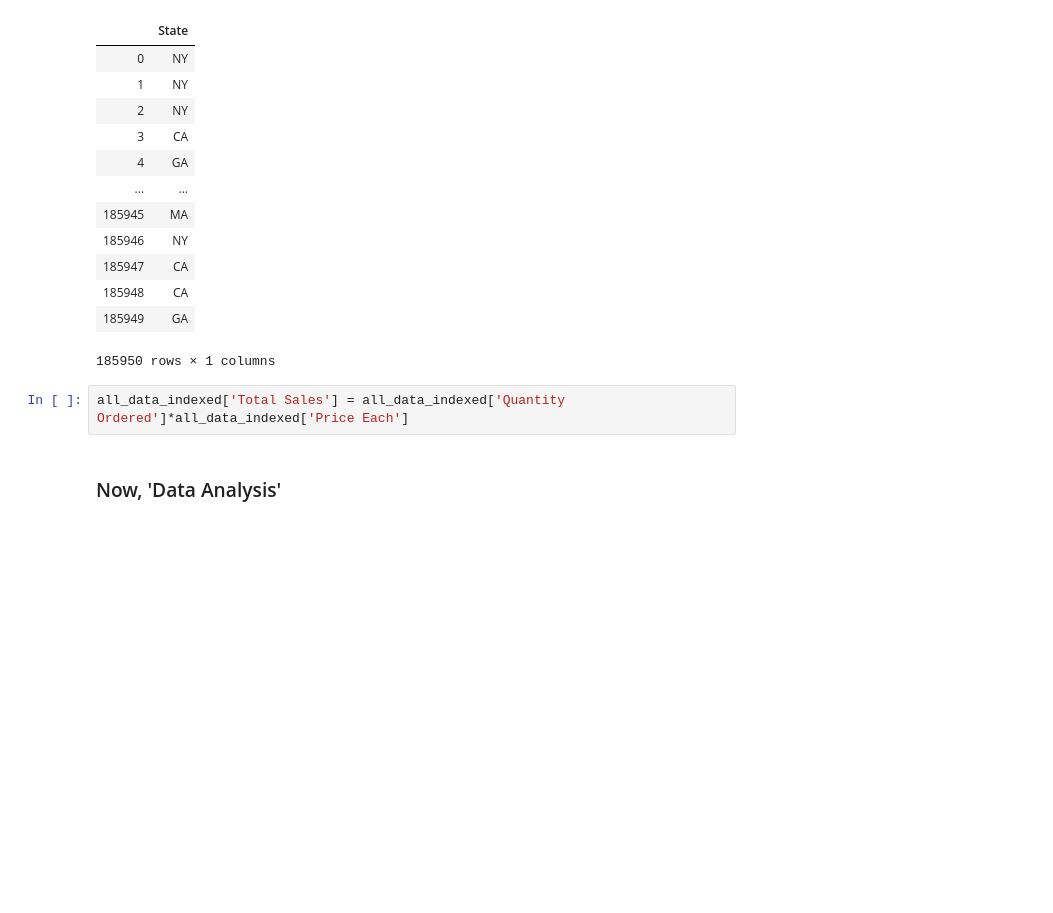
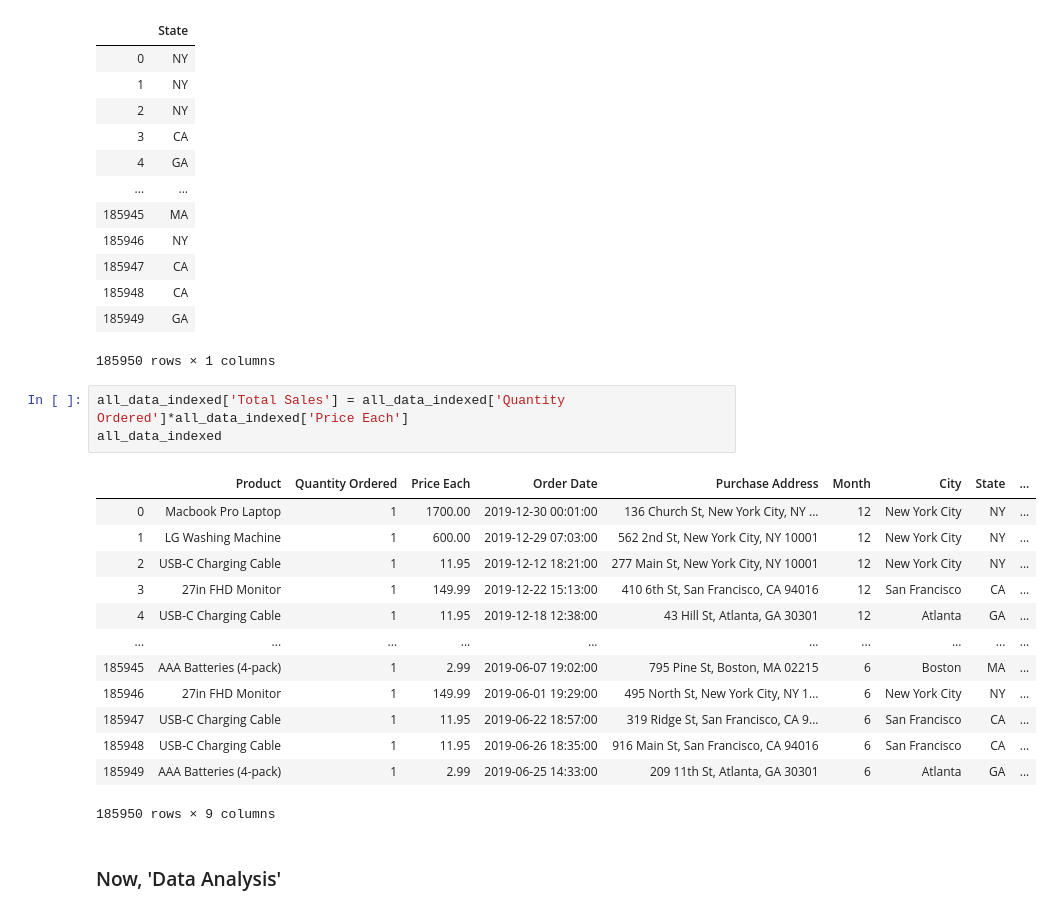
Before and after one commit to mbadamve/pandas-data-analysis, a Jupyter notebook: Pandas-Data-Analysis.ipynb, the cells around one changed output. Drawn from its saved outputs; the diff is of its cells as text; blank space fills up the shorter version.

```diff
--- a/Pandas-Data-Analysis.ipynb
+++ b/Pandas-Data-Analysis.ipynb
@@ -333,6 +336,21 @@ display(all_data_indexed[['State']])
 185950 rows × 1 columns
 # %%
 all_data_indexed['Total Sales'] = all_data_indexed['Quantity Ordered']*all_data_indexed['Price Each']
+all_data_indexed
+# %% [output]
+|  | Product | Quantity Ordered | Price Each | Order Date | Purchase Address | Month | City | State | ... |
+| 0 | Macbook Pro Laptop | 1 | 1700.00 | 2019-12-30 00:01:00 | 136 Church St, New York City, NY ... | 12 | New York City | NY | ... |
+| 1 | LG Washing Machine | 1 | 600.00 | 2019-12-29 07:03:00 | 562 2nd St, New York City, NY 10001 | 12 | New York City | NY | ... |
+| 2 | USB-C Charging Cable | 1 | 11.95 | 2019-12-12 18:21:00 | 277 Main St, New York City, NY 10001 | 12 | New York City | NY | ... |
+| 3 | 27in FHD Monitor | 1 | 149.99 | 2019-12-22 15:13:00 | 410 6th St, San Francisco, CA 94016 | 12 | San Francisco | CA | ... |
+| 4 | USB-C Charging Cable | 1 | 11.95 | 2019-12-18 12:38:00 | 43 Hill St, Atlanta, GA 30301 | 12 | Atlanta | GA | ... |
+| ... | ... | ... | ... | ... | ... | ... | ... | ... | ... |
+| 185945 | AAA Batteries (4-pack) | 1 | 2.99 | 2019-06-07 19:02:00 | 795 Pine St, Boston, MA 02215 | 6 | Boston | MA | ... |
+| 185946 | 27in FHD Monitor | 1 | 149.99 | 2019-06-01 19:29:00 | 495 North St, New York City, NY 1... | 6 | New York City | NY | ... |
+| 185947 | USB-C Charging Cable | 1 | 11.95 | 2019-06-22 18:57:00 | 319 Ridge St, San Francisco, CA 9... | 6 | San Francisco | CA | ... |
+| 185948 | USB-C Charging Cable | 1 | 11.95 | 2019-06-26 18:35:00 | 916 Main St, San Francisco, CA 94016 | 6 | San Francisco | CA | ... |
+| 185949 | AAA Batteries (4-pack) | 1 | 2.99 | 2019-06-25 14:33:00 | 209 11th St, Atlanta, GA 30301 | 6 | Atlanta | GA | ... |
+185950 rows × 9 columns
 # %% [markdown]
 ### Now, 'Data Analysis'
 # %% [markdown]
```
Also changed, not shown: parts of 15 cells of this notebook.
